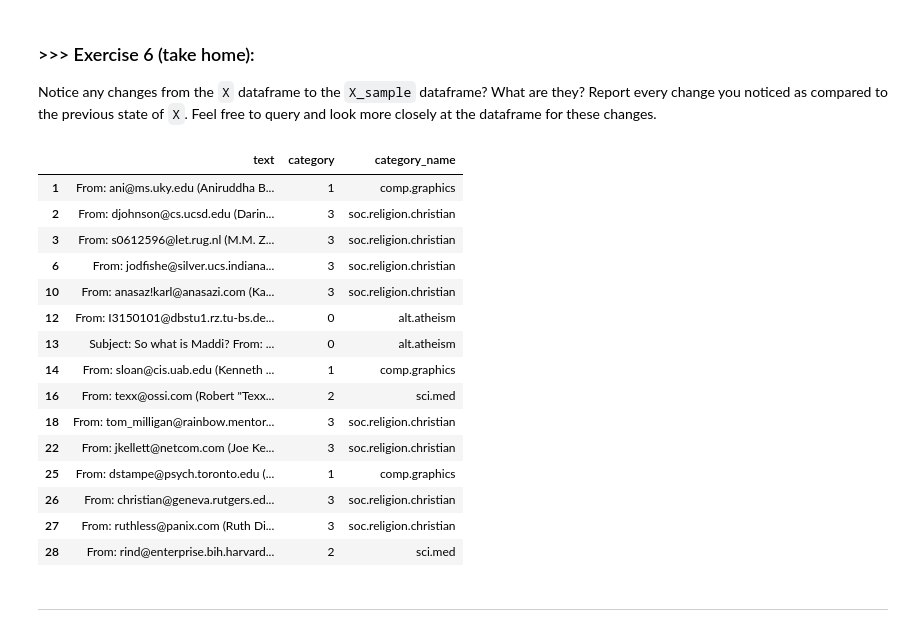
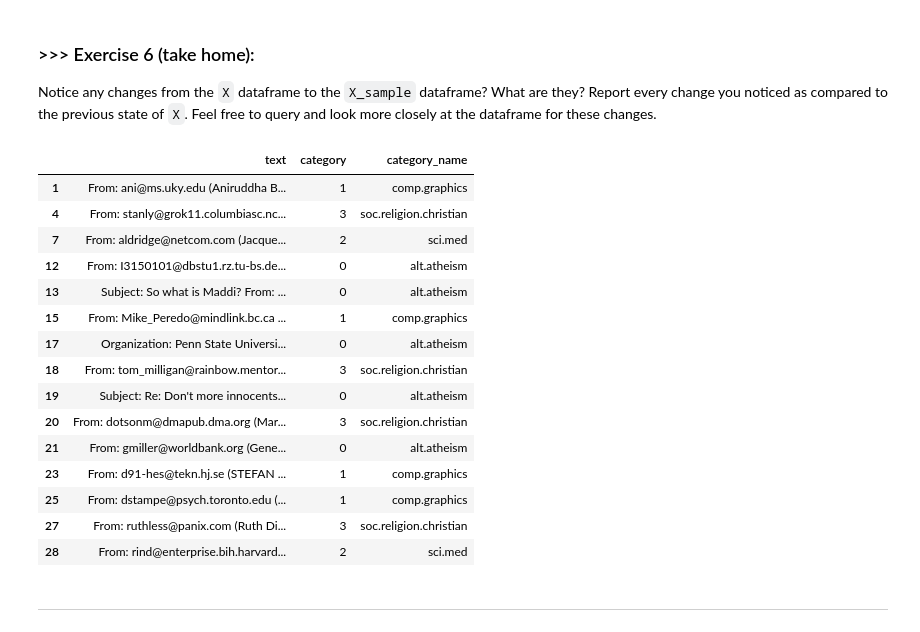
Before and after one commit to huayu1115/DM2025-Lab1-Exercise, a Jupyter notebook: DM2025-Lab1-Master.ipynb, the cells around one changed output. Saved outputs shown, nothing was run; the diff lists cells and outputs as text; code cells hidden in the pictures.

```diff
--- a/DM2025-Lab1-Master.ipynb
+++ b/DM2025-Lab1-Master.ipynb
@@ -733,25 +737,25 @@ Notice any changes from the `X` dataframe to the `X_sample` dataframe? What are
 # %%
 # Answer here
 """
-X_sample 是在 X 中隨機抽樣 1000 筆資料而來,
+X_sample 是在 X 中隨機抽樣 1000 筆資料而來, 資料量變少了
 在經過排序後可以從 index 看出有些在 X 中的資料並不在 X_sample 內
 """
 X_sample.sort_index()[:15]
 # %% [output]
 |  | text | category | category_name |
 | 1 | From: ani@ms.uky.edu (Aniruddha B... | 1 | comp.graphics |
-| 2 | From: djohnson@cs.ucsd.edu (Darin... | 3 | soc.religion.christian |
-| 3 | From: s0612596@let.rug.nl (M.M. Z... | 3 | soc.religion.christian |
-| 6 | From: jodfishe@silver.ucs.indiana... | 3 | soc.religion.christian |
-| 10 | From: anasaz!karl@anasazi.com (Ka... | 3 | soc.religion.christian |
+| 4 | From: stanly@grok11.columbiasc.nc... | 3 | soc.religion.christian |
+| 7 | From: aldridge@netcom.com (Jacque... | 2 | sci.med |
 | 12 | From: I3150101@dbstu1.rz.tu-bs.de... | 0 | alt.atheism |
 | 13 | Subject: So what is Maddi? From: ... | 0 | alt.atheism |
-| 14 | From: sloan@cis.uab.edu (Kenneth ... | 1 | comp.graphics |
-| 16 | From: texx@ossi.com (Robert "Texx... | 2 | sci.med |
+| 15 | From: Mike_Peredo@mindlink.bc.ca ... | 1 | comp.graphics |
+| 17 | Organization: Penn State Universi... | 0 | alt.atheism |
 | 18 | From: tom_milligan@rainbow.mentor... | 3 | soc.religion.christian |
-| 22 | From: jkellett@netcom.com (Joe Ke... | 3 | soc.religion.christian |
+| 19 | Subject: Re: Don't more innocents... | 0 | alt.atheism |
+| 20 | From: dotsonm@dmapub.dma.org (Mar... | 3 | soc.religion.christian |
+| 21 | From: gmiller@worldbank.org (Gene... | 0 | alt.atheism |
+| 23 | From: d91-hes@tekn.hj.se (STEFAN ... | 1 | comp.graphics |
 | 25 | From: dstampe@psych.toronto.edu (... | 1 | comp.graphics |
-| 26 | From: christian@geneva.rutgers.ed... | 3 | soc.religion.christian |
 | 27 | From: ruthless@panix.com (Ruth Di... | 3 | soc.religion.christian |
 | 28 | From: rind@enterprise.bih.harvard... | 2 | sci.med |
 # %% [markdown]
```
Also changed, not shown: parts of 12 cells of this notebook, 1 other file.
